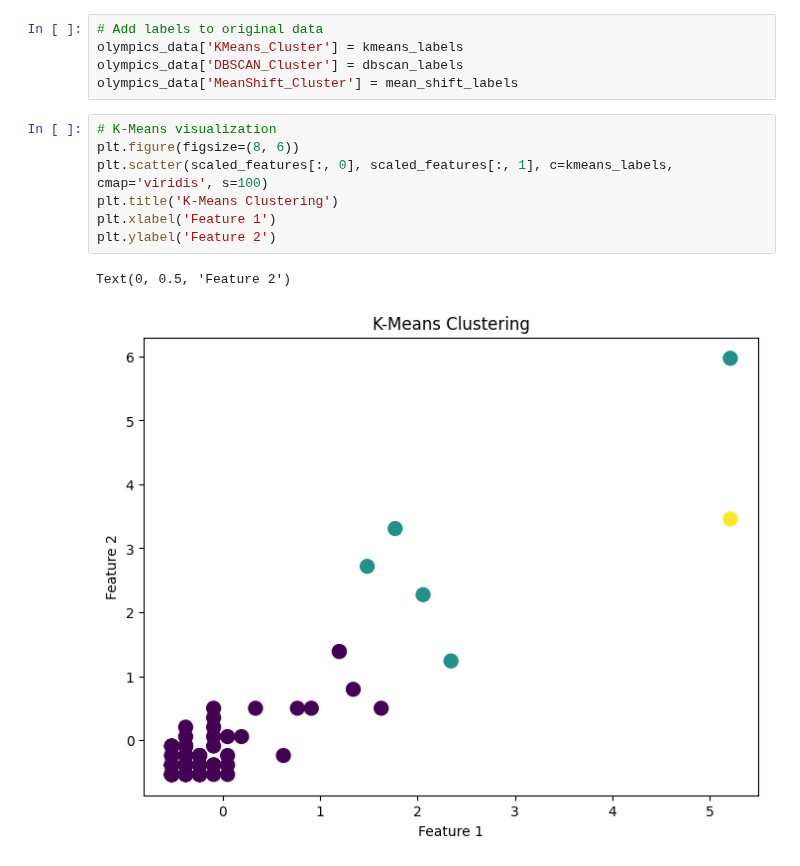
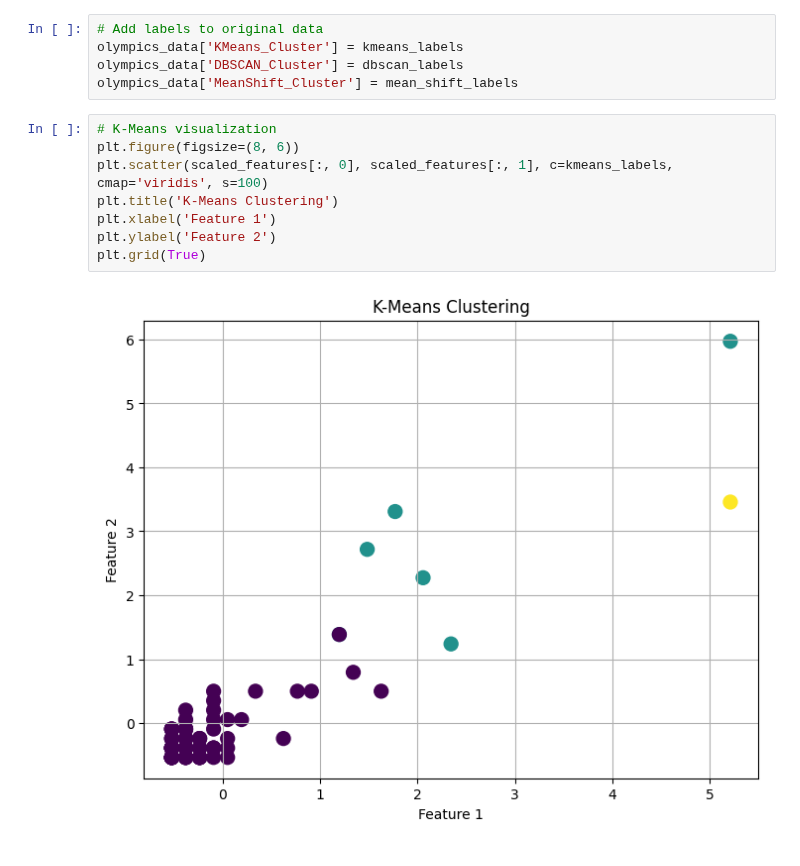
Before and after one commit to Bmartins25/Mineracao_de_dados_and_LLM_UFMG, a Jupyter notebook: TP2_fase_1_Clusterizacao_Mineração_de_dados.ipynb, the cells around one changed output. Saved outputs shown, nothing was run; the diff lists cells and outputs as text.

```diff
--- a/TP2_fase_1_Clusterizacao_Mineração_de_dados.ipynb
+++ b/TP2_fase_1_Clusterizacao_Mineração_de_dados.ipynb
@@ -65,13 +133,13 @@ olympics_data['MeanShift_Cluster'] = mean_shift_labels
 # %%
 # K-Means visualization
 plt.figure(figsize=(8, 6))
 plt.scatter(scaled_features[:, 0], scaled_features[:, 1], c=kmeans_labels, cmap='viridis', s=100)
 plt.title('K-Means Clustering')
 plt.xlabel('Feature 1')
 plt.ylabel('Feature 2')
+plt.grid(True)
 # %% [output]
-Text(0, 0.5, 'Feature 2')
-[figure, old version]
+[figure, new version]
 # %%
 # DBSCAN visualization
 plt.figure(figsize=(8, 6))
```
Also changed, not shown: parts of 25 cells of this notebook.
